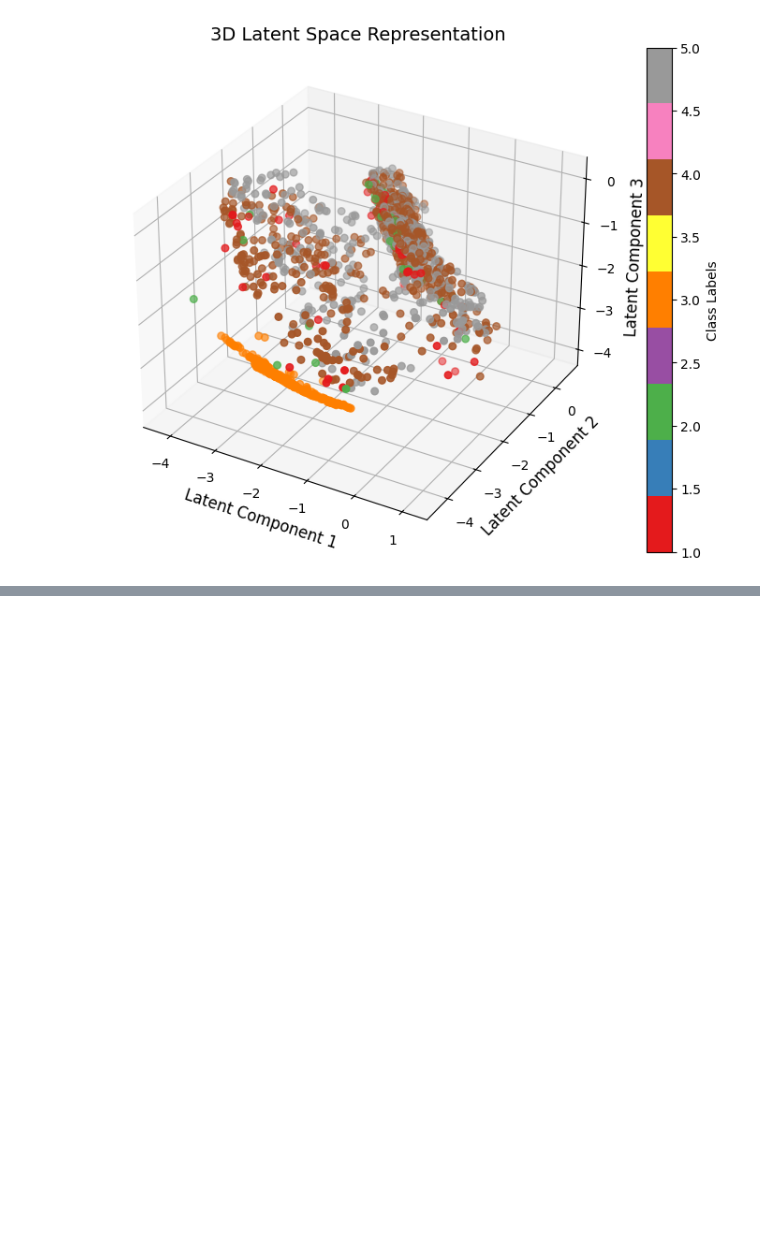
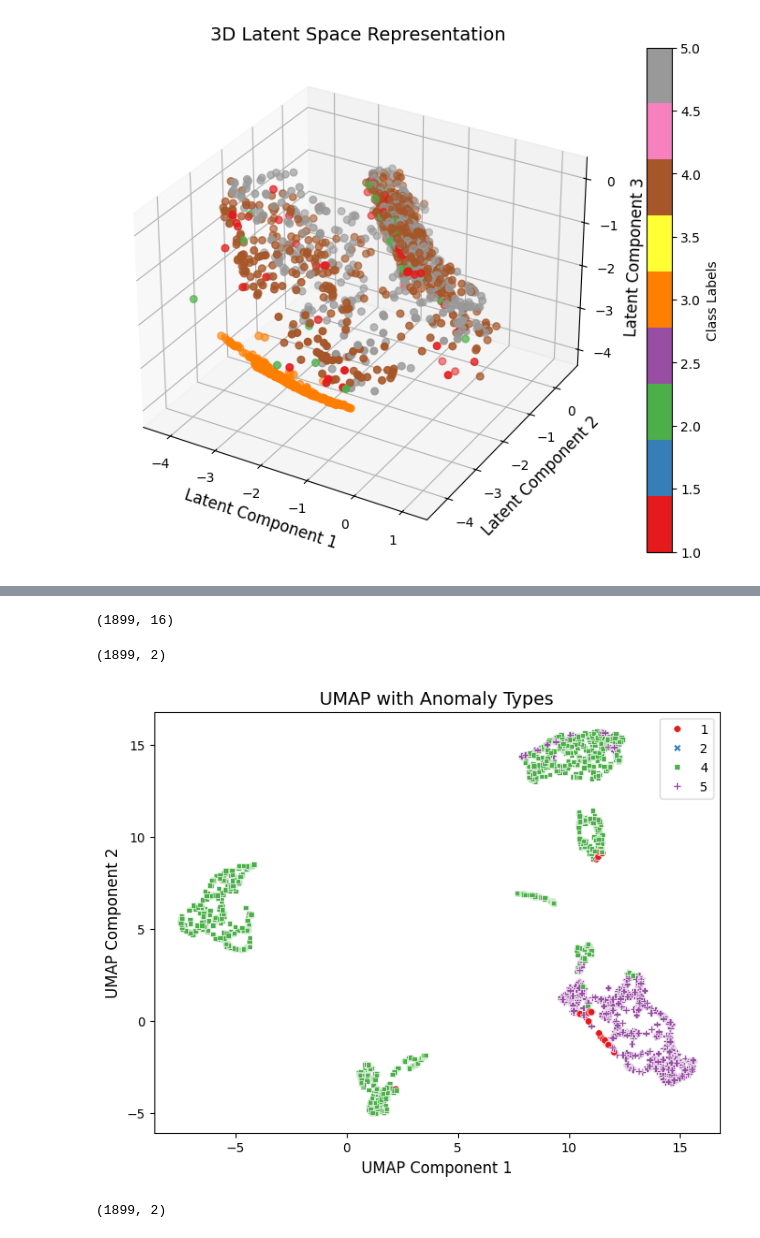
Before and after one commit to darosali/explainable-latent-classifiers, a Jupyter notebook: amaretto.ipynb, the cells around one changed output, grey strips where cells are left out. Cells and saved outputs as stored; diff of their text form; code cells hidden in the pictures; blank space fills up the shorter version.

```diff
--- a/amaretto.ipynb
+++ b/amaretto.ipynb
@@ -390,0 +542,12 @@ plt.show()
+# %%
+model_combined = train_combined(train_loader, val_loader, input_dim, hidden_layers=[64, 32], latent_dim=16, num_classes=6, epochs=5, lr=0.0001, alpha=0.5, class_weights=class_weights)
+# %%
+model_combined.eval()
+X_test_tensor = torch.tensor(X_test, dtype=torch.float32)
+with torch.no_grad():
+    _, y_pred, z_test = model_combined(X_test_tensor)
+    y_pred = torch.argmax(y_pred, dim=1)
+y_pred = y_pred.cpu().detach().numpy()
+print(y_pred.shape)
+z_test = z_test.cpu().numpy()
+print(z_test.shape)
@@ -390,0 +572,27 @@ plt.show()
+# %%
+y_pred_a = y_pred[y_pred != 0]
+z_test_a = z_test[y_pred != 0]
+z_test_a.shape
+# %% [output]
+(1899, 16)
+# %%
+reducer = umap.UMAP()
+embedding = reducer.fit_transform(z_test_a)
+embedding.shape
+# %% [output]
+(1899, 2)
+# %%
+plt.figure(figsize=(8, 6))
+sns.scatterplot(x=embedding[:, 0], y=embedding[:, 1], hue=y_pred_a, palette="Set1", s=30, style=y_pred_a, legend="full")
+plt.title('UMAP with Anomaly Types', fontsize=14)
+plt.xlabel('UMAP Component 1', fontsize=12)
+plt.ylabel('UMAP Component 2', fontsize=12)
+#plt.legend(title="Labels", labels=["Normal", "Fraud"])
+plt.show()
+# %% [output]
+[figure, added]
+# %%
+X_embedded = TSNE(n_components=2).fit_transform(z_test_a)
+X_embedded.shape
+# %% [output]
+(1899, 2)
```
Also changed, not shown: parts of 26 cells of this notebook.
